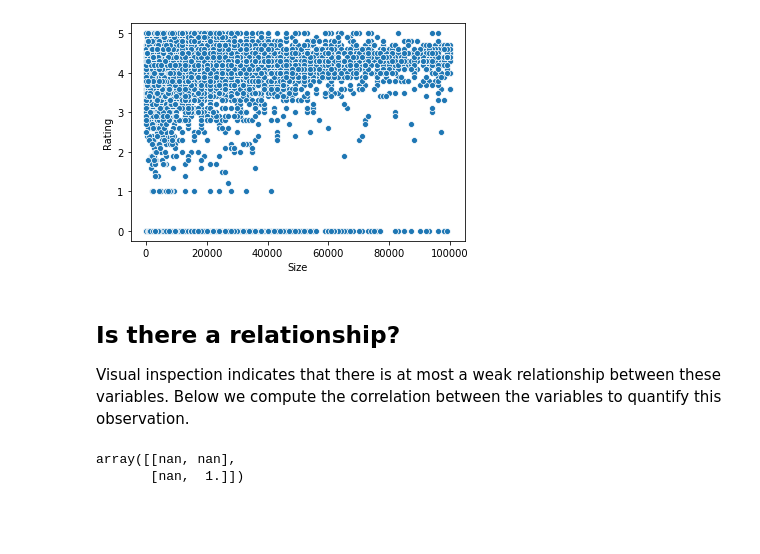
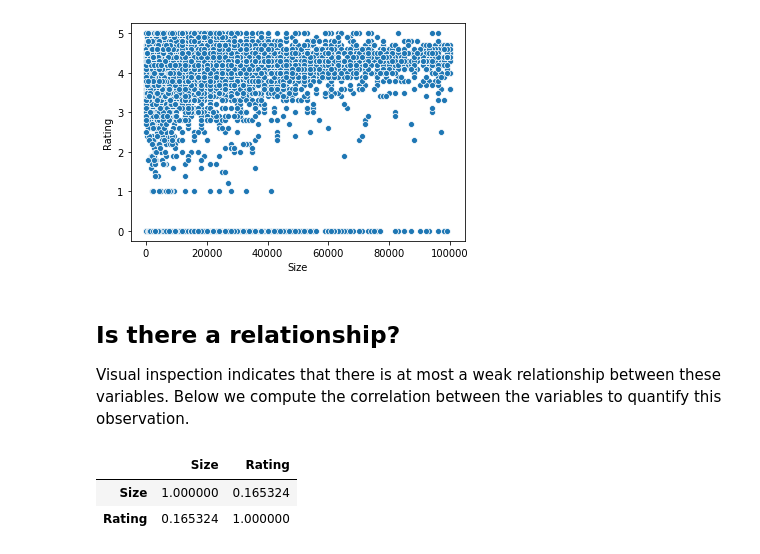
Before and after one commit to sethchart/mod1-case-study-eda, a Jupyter notebook: Question2.ipynb, the cells around one changed output. Drawn from its saved outputs; the diff is of its cells as text; code cells hidden in the pictures; blank space fills up the shorter version.

```diff
--- a/Question2.ipynb
+++ b/Question2.ipynb
@@ -20,8 +21,9 @@ sns.scatterplot(x='Size', y='Rating', data=google_play_df)
 # %% [markdown]
 ## Is there a relationship?
 Visual inspection indicates that there is at most a weak relationship between these variables. Below we compute the correlation between the variables to quantify this observation.
-# %%
-np.corrcoef(x = google_play_df['Size'], y= google_play_df['Rating'])
-# %% [output]
-array([[nan, nan],
-       [nan,  1.]])
+# %%
+google_play_df[['Size', 'Rating']].corr()
+# %% [output]
+|  | Size | Rating |
+| Size | 1.000000 | 0.165324 |
+| Rating | 0.165324 | 1.000000 |
```
Also changed, not shown: parts of 1 cell of this notebook, 1 other file.
